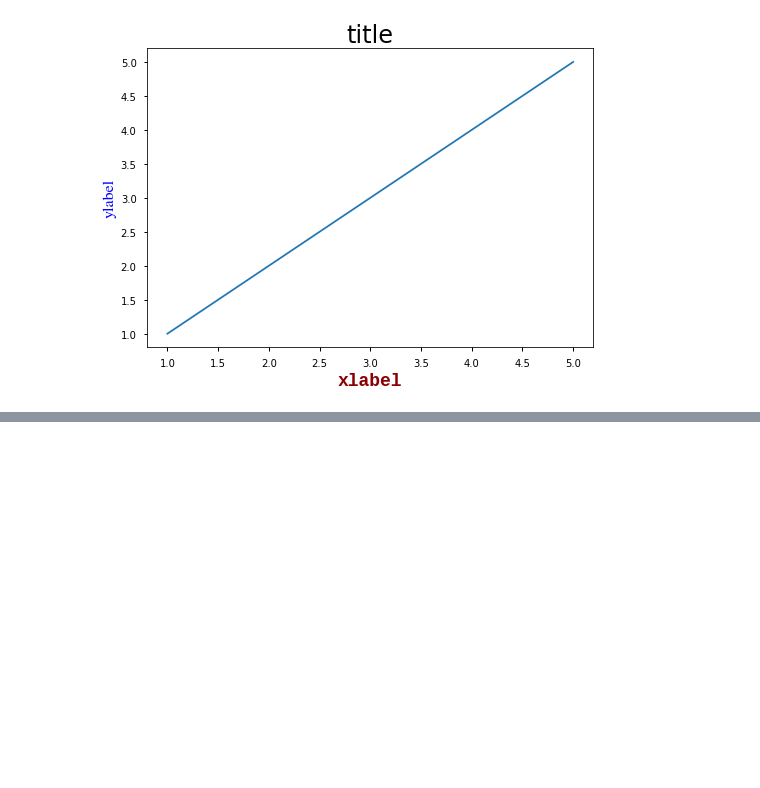
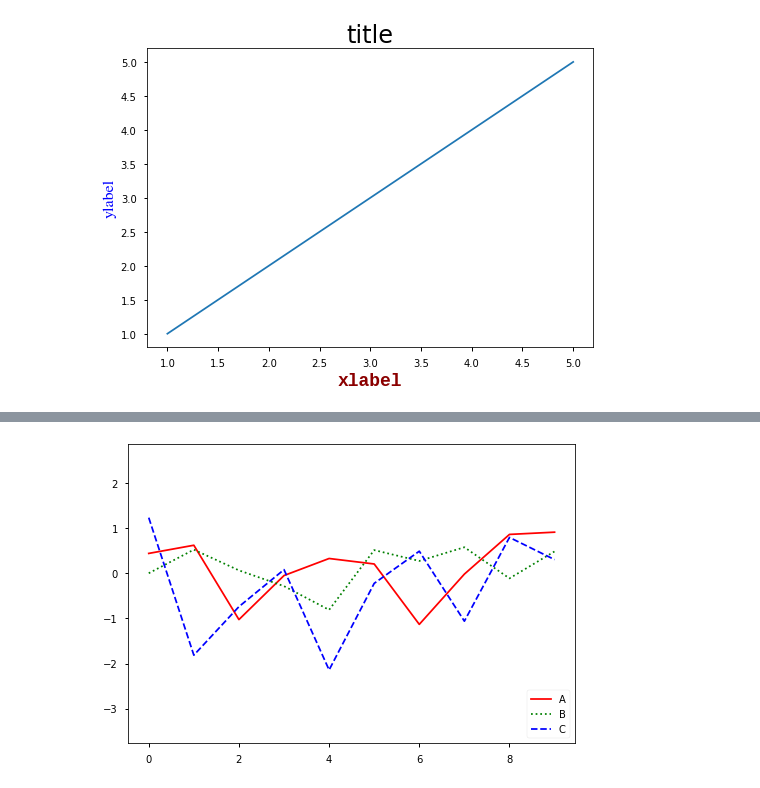
Before and after one commit to kksonge/cakd3_review, a Jupyter notebook: Matplotlib.ipynb, the cells around one changed output, grey strips where cells are left out. Cells and saved outputs as stored; diff of their text form; code cells hidden in the pictures; blank space fills up the shorter version.

```diff
--- a/Matplotlib.ipynb
+++ b/Matplotlib.ipynb
@@ -186,0 +198,5 @@ findfont: Font family ['DejaaVu Sans'] not found. Falling back to DejaVu Sans.
+# %%
+ax.legend(loc = 'lower right' )
+fig
+# %% [output]
+[figure, added]
```
Also changed, not shown: parts of 19 cells of this notebook, 1 other file.
